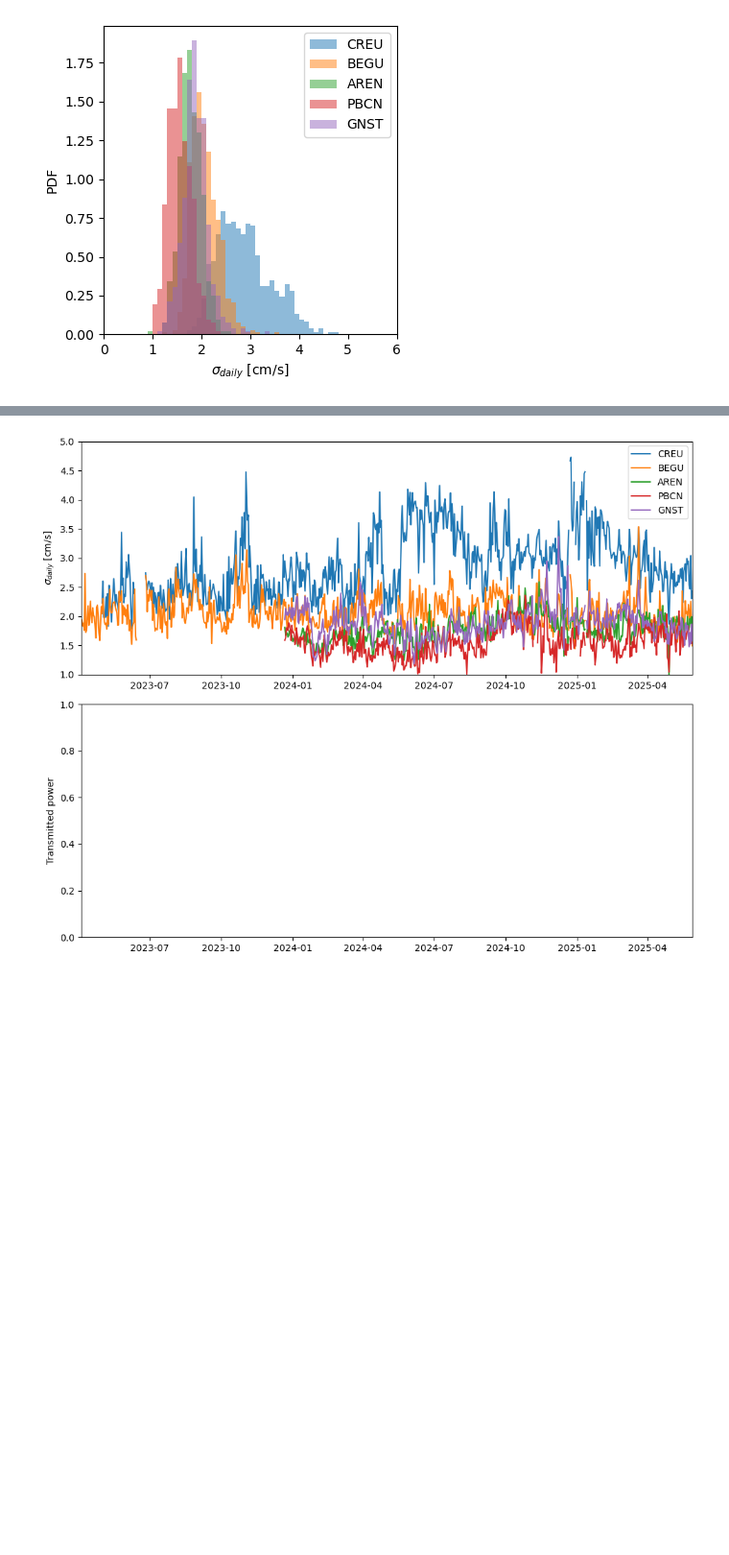
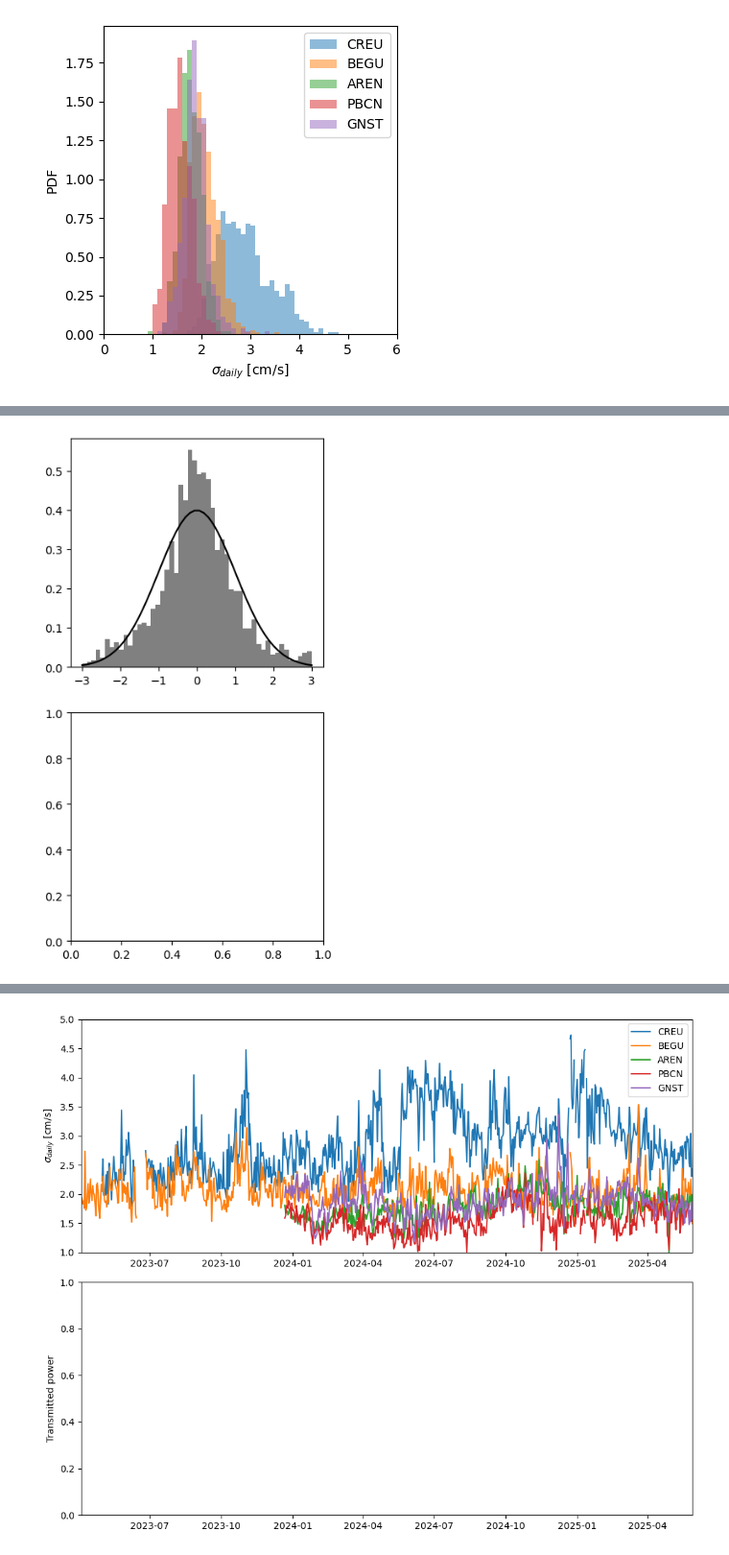
Before and after one commit to jisernfontanet/hfradar, a Jupyter notebook: tutorials/estimate_noise_l2_data.ipynb, the cells around one changed output, grey strips where cells are left out. Shown at 96% size. Cells and saved outputs as stored; diff of their text form; code cells hidden in the pictures; blank space fills up the shorter version.

```diff
--- a/tutorials/estimate_noise_l2_data.ipynb
+++ b/tutorials/estimate_noise_l2_data.ipynb
@@ -110,7 +124,7 @@ for file in glob.glob(datapath + 'RDLm_????_*l2b.nc'):
 
     ds = ds.drop_vars(['lon', 'lat', 'Q201', 'Q202', 'Q203', 'Q204', 'Q205', 'Q206', 'Q207',
                        'VELU', 'VELV', 'VFLG', 'SPRC', 'HEAD', 'ETMP', 'ESPC', 'ERTC',
-                       'ERSC', 'EDTP', 'EASN', 'MAXV', 'MINV'])
+                       'ERSC', 'EDTP', 'EASN', 'MAXV', 'MINV', 'XDST', 'YDST'])
 
     # Substitute lat/lon in the dataset by the new values
 
@@ -196,7 +231,7 @@ for site in hfrsites:
     ur = hfrdata_daily[site]['VELO'].data
     ur = np.ma.array(data=ur, mask=nobs <  1)
 
-    sigma, w1 = get_hfr_noise(ur, nobs=nobs, return_coeff=True)
+    sigma, w1 = hfr_noise(ur, nobs=nobs, return_coeff=True)
 
     # Add to the corresponding dataset
 
@@ -341,10 +421,10 @@ Plot an example of the data
 # %%
 # Parameters
 
-station = 'GNST'
+station = example_stat
 orientation = 'v'
 varlist = ['vel', 'num', 'w1']
-i = 10
+i = iexample
 
 # Prepare the data
 
@@ -360,7 +440,7 @@ print(time)
 # observations are not taken into account
 
 ur = np.ma.array(data=ur, mask=nobs < 1)
-sigma, w1 = get_hfr_noise(ur, return_coeff=True)
+sigma, w1 = hfr_noise(ur, return_coeff=True)
 
 # Compute the limits of the plot
 
@@ -418,7 +498,7 @@ for j, varname in enumerate(varlist):
     cb.set_label(title, labelpad=0)
 
 fig.tight_layout()
-#fig.savefig('figures/fig_sample_measurement.pdf')
+fig.savefig(figspath + os.sep + 'figure3.pdf')
 # %% [output]
 2024-01-01T00:00:00.000000000
 [figure]
@@ -446,0 +531,68 @@ fig.tight_layout()
+# %%
+# Parameters
+
+orientation = 'v'
+station = example_stat
+i = iexample
+
+# Prepare the data
+
+bearing = hfrdata_daily[station]['bearing'].data
+range = hfrdata_daily[station]['range'].data
+time = hfrdata_daily[station]['time'][i].data
+nobs = hfrdata_daily[station]['nobs'][i, :, :].data
+ur = hfrdata_daily[station]['VELO'][i, :, :].data
+
+print(time)
+
+# Compute noise. We do not use the noise compute before to ilustrate what happends if the number of
+# observations are not taken into account
+
+ur = np.ma.array(data=ur, mask=nobs < 1)
+sigma, w1 = hfr_noise(ur, return_coeff=True)
+
+if orientation == 'h':
+    fig, ax = plt.subplots(1, 2, figsize=(width * 2, height))
+else:
+    fig, ax = plt.subplots(2, 1, figsize=(width, 2 * height))
+
+x = np.linspace(-3, 3)
+pdf = np.exp(- x ** 2 / 2) / np.sqrt(2 * np.pi)
+
+for j, a in enumerate(ax.flatten()):
+    if j == 0:
+        data = w1.flatten() / sigma
+        nbins = 50
+    elif j == 1:
+        data = np.zeros(0)
+        #for key in hfrdata_daily.keys():
+        for key in ['GNST']:
+            nobs = hfrdata_daily[key]['nobs'].data
+            w1 = hfrdata_daily[key]['w1'].data
+            sigma = hfrdata_daily[key]['sigma'].data
+            w1 = w1 / sigma[:, np.newaxis, np.newaxis]
+            print(w1.shape, nobs.shape, sigma.shape, type(w1))
+            w1 = np.ma.array(data=w1 / sigma[:, np.newaxis, np.newaxis], mask=nobs < 1)
+            print(w1.shape, nobs.shape)
+        data = np.append(data, w1.flatten())
+        nbins = 300
+
+        print(data.shape)
+    data = data.data[np.logical_not(data.mask)]
+    print('DATA', data.shape)
+
+
+    a.hist(data, bins=nbins, range=[-3, 3], density=True, color='gray')
+    a.plot(x, pdf, color='k')
+
+for j, a in enumerate(ax):
+    a.set_xlim(-3, 3)
+    a.set_ylim(0, 0.6)
+    if (orientation == 'h' and j == 0) or orientation != 'h':
+        a.set_ylabel('PDF')
+    if (orientation != 'h' and j == 1) or orientation == 'h':
+        a.set_xlabel('$w_1^{*(n)} \\sigma_1^{e-1} \\sigma_{daily}^{-1}$')
+
+fig.tight_layout()
+fig.savefig('figures/figure5.pdf')
+# %% [output]
@@ -446,0 +606 @@ fig.tight_layout()
+[figure, added]
```
Also changed, not shown: parts of 19 cells of this notebook.
